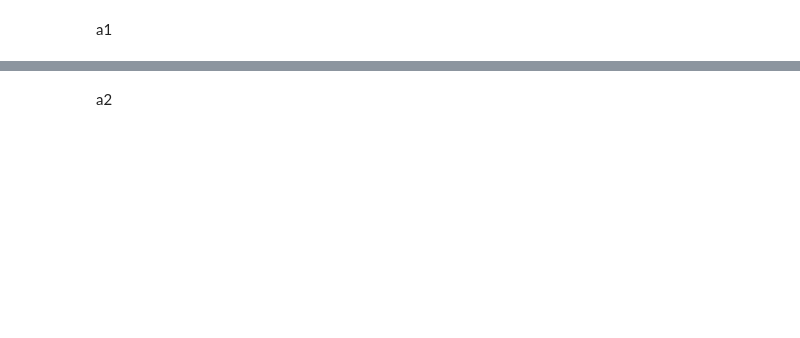
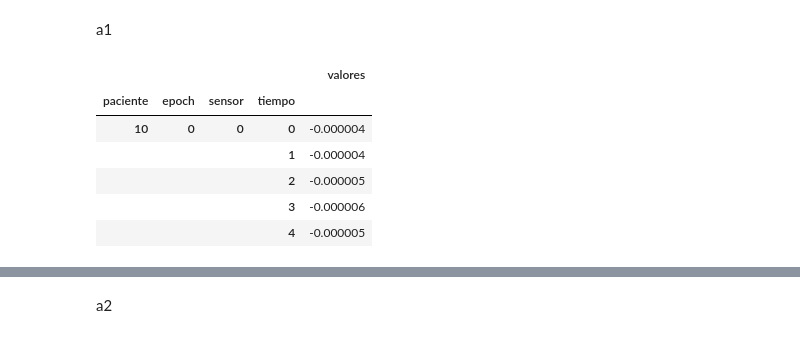
Before and after one commit to BrianBohe/DataScienceCourse, a Jupyter notebook: tp2/resolucion.ipynb, the cells around one changed output, grey strips where cells are left out. Drawn from its saved outputs; the diff is of its cells as text; code cells hidden in the pictures; blank space fills up the shorter version.

```diff
--- a/tp2/resolucion.ipynb
+++ b/tp2/resolucion.ipynb
@@ -19,4 +19,14 @@ for load_name, N, dest in [("P", N_P, pacientes_P), ("S", N_S, pacientes_S)]:
         dest.append(pd.read_hdf(load_path.format(paciente)))
 # %% [markdown]
 a1
+# %%
+pacientes_S[0].head()
+# %% [output]
+|  |  |  |  | valores |
+| paciente | epoch | sensor | tiempo |  |
+| 10 | 0 | 0 | 0 | -0.000004 |
+|  |  |  | 1 | -0.000004 |
+|  |  |  | 2 | -0.000005 |
+|  |  |  | 3 | -0.000006 |
+|  |  |  | 4 | -0.000005 |
 # %%
```
Also changed, not shown: parts of 10 cells of this notebook.
